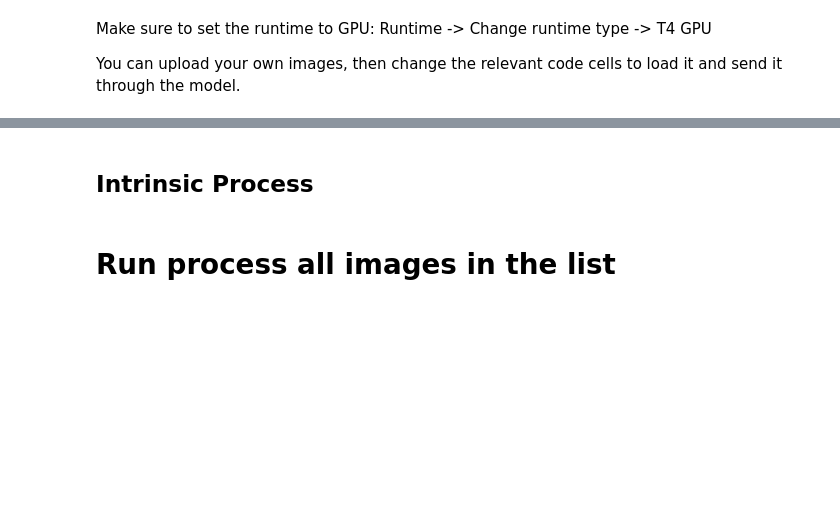
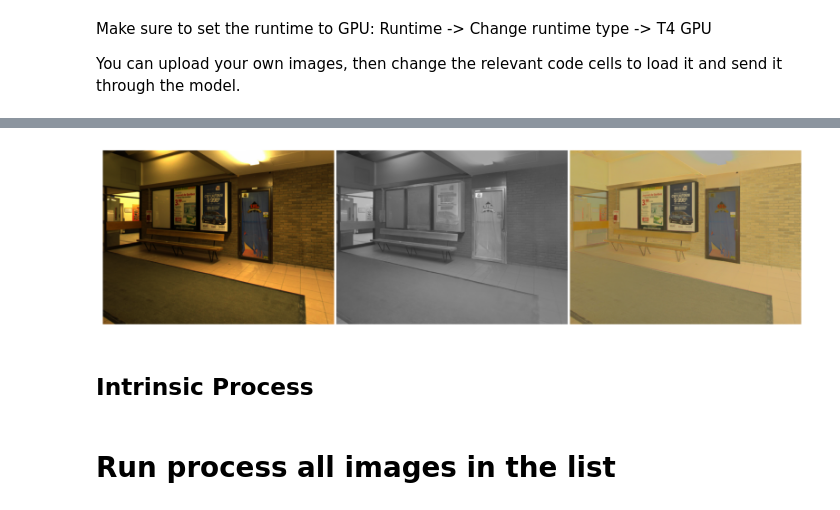
Before and after one commit to vohoaidanh/AIGCDetectBenchmark, a Jupyter notebook: intrinsic_inference.ipynb, the cells around one changed output, grey strips where cells are left out. Saved outputs shown, nothing was run; the diff lists cells and outputs as text; code cells hidden in the pictures; blank space fills up the shorter version.

```diff
--- a/intrinsic_inference.ipynb
+++ b/intrinsic_inference.ipynb
@@ -46,3 +84,4 @@ alb = result['albedo']
 # %%
 # show the result (gamma corrects the linear intrinsic components and scales to [0-1])
-show([img, view(shd), view(alb)], size=(20, 7))
+show([c, view(shd), view(alb)], size=(20, 7))
+# %% [output]
@@ -49,3 +89,4 @@ show([img, view(shd), view(alb)], size=(20, 7))
+[figure, added]
 # %% [markdown]
 ## Intrinsic Process
 # %%
```
Also changed, not shown: parts of 8 cells of this notebook.
